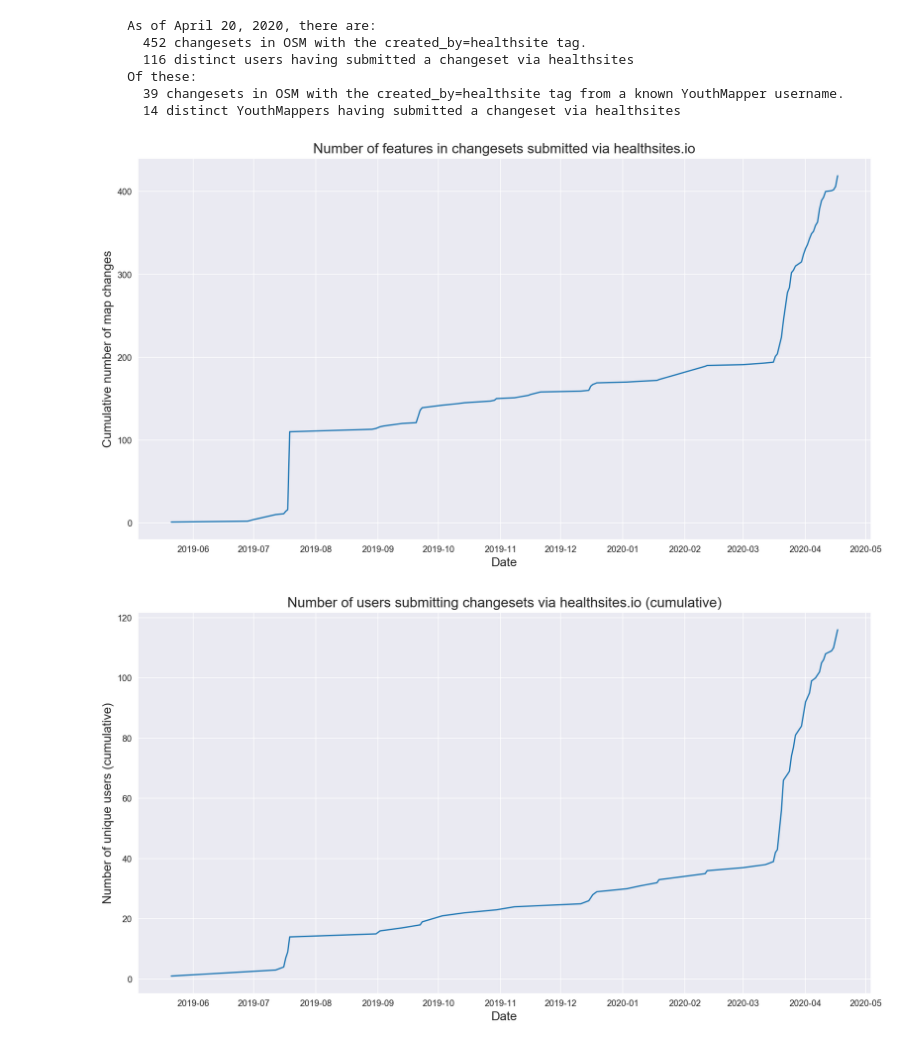
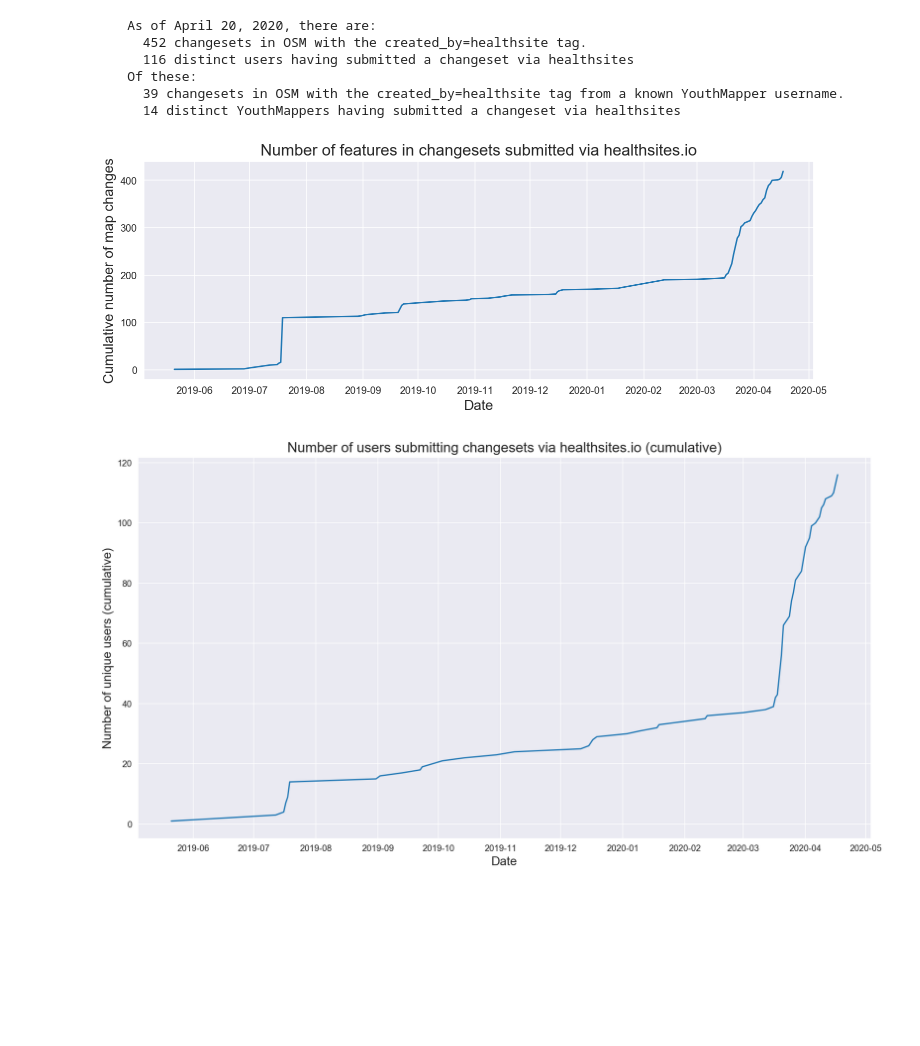
Before and after one commit to youthmappers/healthsites-io, a Jupyter notebook: OSM and Healthsites.io.ipynb, the cells around one changed output. Saved outputs shown, nothing was run; the diff lists cells and outputs as text; code cells hidden in the pictures; blank space fills up the shorter version.

Commit message:
smaller graphs

```diff
--- a/OSM and Healthsites.io.ipynb
+++ b/OSM and Healthsites.io.ipynb
@@ -58,11 +58,11 @@ print("""
 # %%
 sns.set_style('darkgrid')
 # healthsites.groupby('date').agg('count')['id'].plot(ax=ax1, style='.')
-ax = healthsites.groupby('date').agg('sum').cumsum()['num_changes'].plot(figsize=(15,8))
+ax = healthsites.groupby('date').agg('sum').cumsum()['num_changes'].plot(figsize=(12,4))
 ax.set_title("Number of features in changesets submitted via healthsites.io", fontsize=16)
 ax.set_xlabel("Date", fontsize=14); ax.set_ylabel("Cumulative number of map changes", fontsize=14);
 # %% [output]
-[figure, old version]
+[figure, new version]
 # %%
 sns.set_style('darkgrid')
 # healthsites.groupby('date').agg('count')['id'].plot(ax=ax1, style='.')
```
